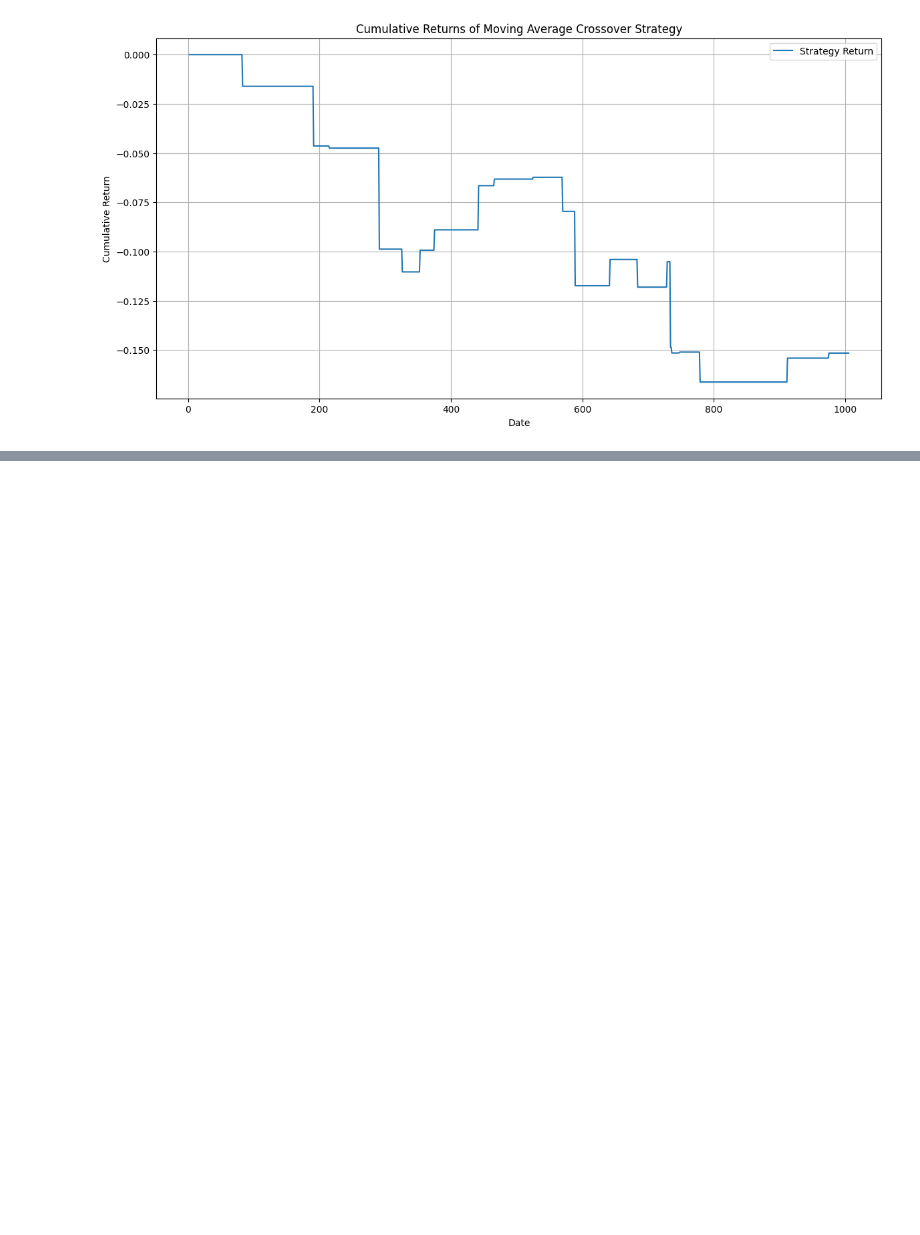
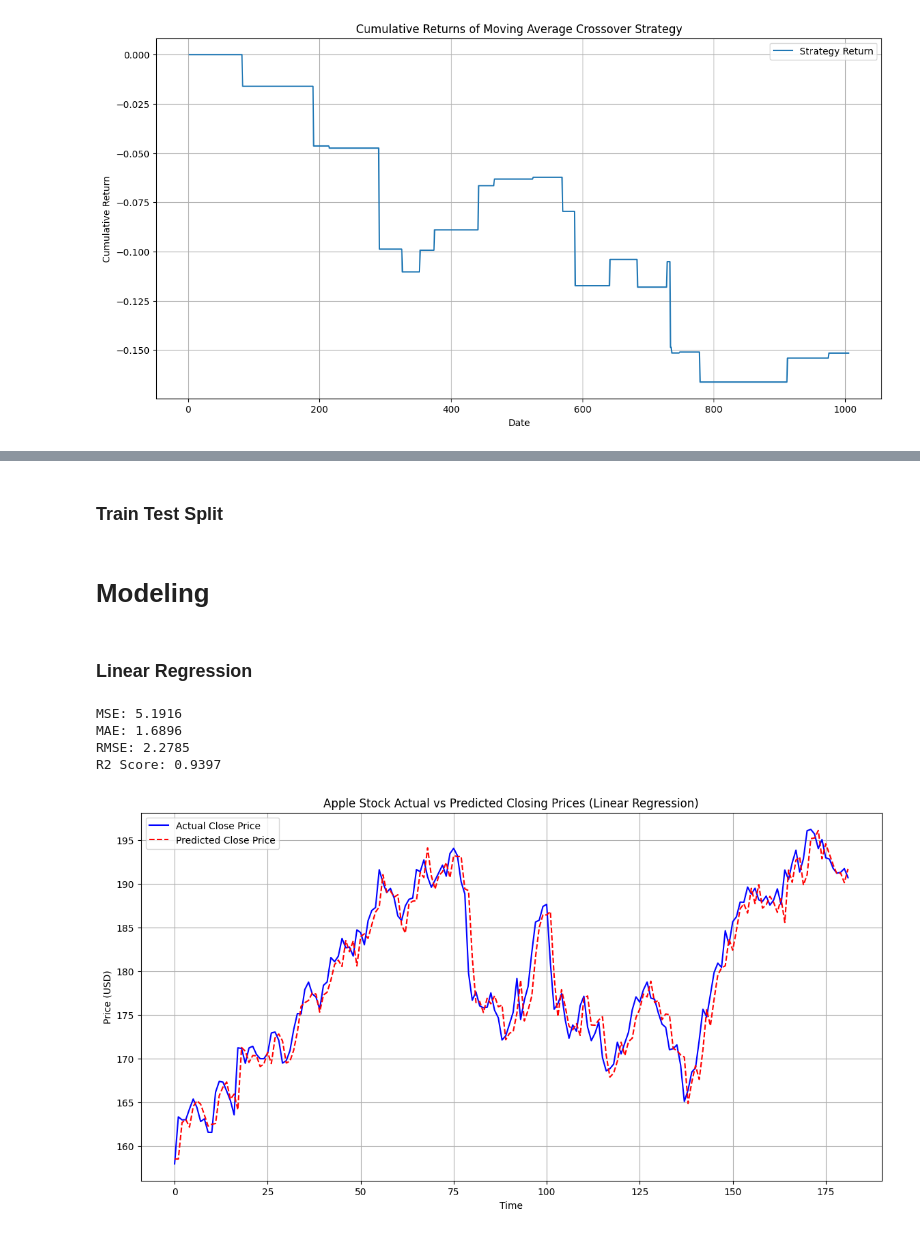
Before and after one commit to chfaizan2/Future-Stock-Price-Prediction-Using-Yahoo-Finance-Data, a Jupyter notebook: Task_4__Predict_Future_Stock_Prices.ipynb, the cells around one changed output, grey strips where cells are left out. Saved outputs shown, nothing was run; the diff lists cells and outputs as text; code cells hidden in the pictures; blank space fills up the shorter version.

```diff
--- a/Task_4__Predict_Future_Stock_Prices.ipynb
+++ b/Task_4__Predict_Future_Stock_Prices.ipynb
@@ -289,0 +304,3 @@ plt.show()
+# %%
+df['Next_Close'] = df['Close'].shift(-1)
+df.dropna(inplace=True)
@@ -289,0 +316,58 @@ plt.show()
+# %%
+X = df[['Open', 'High', 'Low', 'Volume', 'MA_10', 'MA_50', 'High_Low_Diff']]
+y = df['Next_Close']
+# %% [markdown]
+### Train Test Split
+# %%
+from sklearn.model_selection import train_test_split
+X_train, X_test, y_train, y_test = train_test_split(
+    X, y, test_size=0.2, shuffle=False
+)
+# %% [markdown]
+# Modeling
+# %% [markdown]
+### Linear Regression
+# %%
+# Training the Model
+from sklearn.linear_model import LinearRegression
+lr_model = LinearRegression()
+lr_model.fit(X_train, y_train)
+pred = lr_model.predict(X_test)
+# %%
+from sklearn.metrics import mean_squared_error, mean_absolute_error, r2_score
+# Evaluation function for Linear Regression
+def evaluate_linear_model(actual, predicted):
+    mse = mean_squared_error(actual, predicted)
+    mae = mean_absolute_error(actual, predicted)
+    rmse = np.sqrt(mse)
+    r2 = r2_score(actual, predicted)
+
+    # Printing metrics
+    print(f'MSE: {mse:.4f}')
+    print(f'MAE: {mae:.4f}')
+    print(f'RMSE: {rmse:.4f}')
+    print(f'R2 Score: {r2:.4f}')
+
+    # Ploting Actual vs Predicted Closing Prices
+    plt.figure(figsize=(14, 7))
+    plt.plot(actual.values, label='Actual Close Price', color='blue')
+    plt.plot(predicted, label='Predicted Close Price', color='red', linestyle='--')
+    plt.title('Apple Stock Actual vs Predicted Closing Prices (Linear Regression)')
+    plt.xlabel('Time')
+    plt.ylabel('Price (USD)')
+    plt.legend()
+    plt.grid(True)
+    plt.show()
+
+# Making predictions
+predicted = lr_model.predict(X_test)
+actual = y_test
+
+# Evaluating the Linear Regression model
+evaluate_linear_model(actual, predicted)
+# %% [output]
+MSE: 5.1916
+MAE: 1.6896
+RMSE: 2.2785
+R2 Score: 0.9397
+[figure, added]
```
Also changed, not shown: parts of 6 cells of this notebook.
